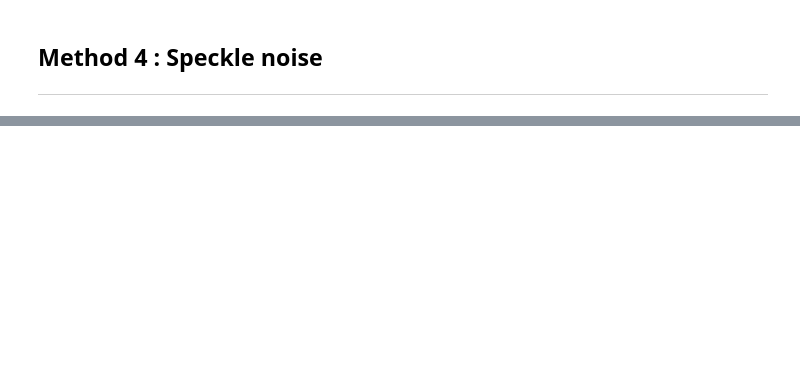
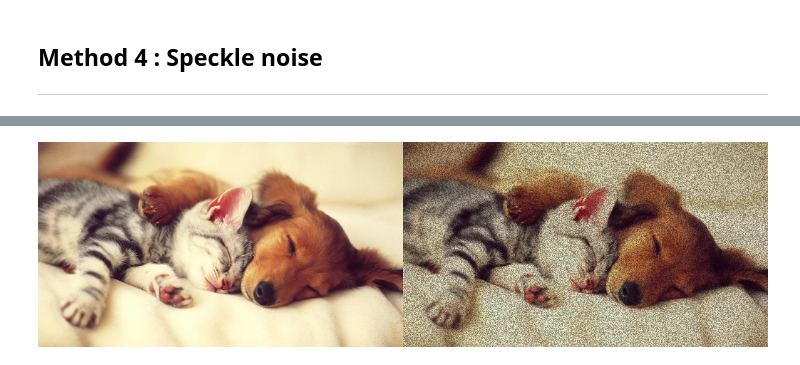
Before and after one commit to tackulus/204383, a Jupyter notebook: Code05.ipynb, the cells around one changed output, grey strips where cells are left out. Drawn from its saved outputs; the diff is of its cells as text; code cells hidden in the pictures; blank space fills up the shorter version.

```diff
--- a/Code05.ipynb
+++ b/Code05.ipynb
@@ -100,0 +108,21 @@ cv2_imshow(frame)
+# %%
+def speckle(image, mean=0, stddev=1):
+
+    if image.ndim == 2:
+        image = np.expand_dims(image, axis=2)
+    row, col, ch = image.shape
+    noisy = np.zeros_like(image, np.float32)
+
+    gauss = np.random.random((row, col))
+    for c in range(ch):
+        noisy[:, :, c] = image[:, :, c] + image[:, :, c] * gauss
+
+    cv.normalize(noisy, noisy, 0, 255, cv.NORM_MINMAX, dtype=-1)
+
+    return noisy.astype("uint8")
+
+noisy = speckle(image)
+frame = cv.hconcat((image, noisy))
+cv2_imshow(frame)
+# %% [output]
+[figure, added]
```
Also changed, not shown: parts of 12 cells of this notebook.
